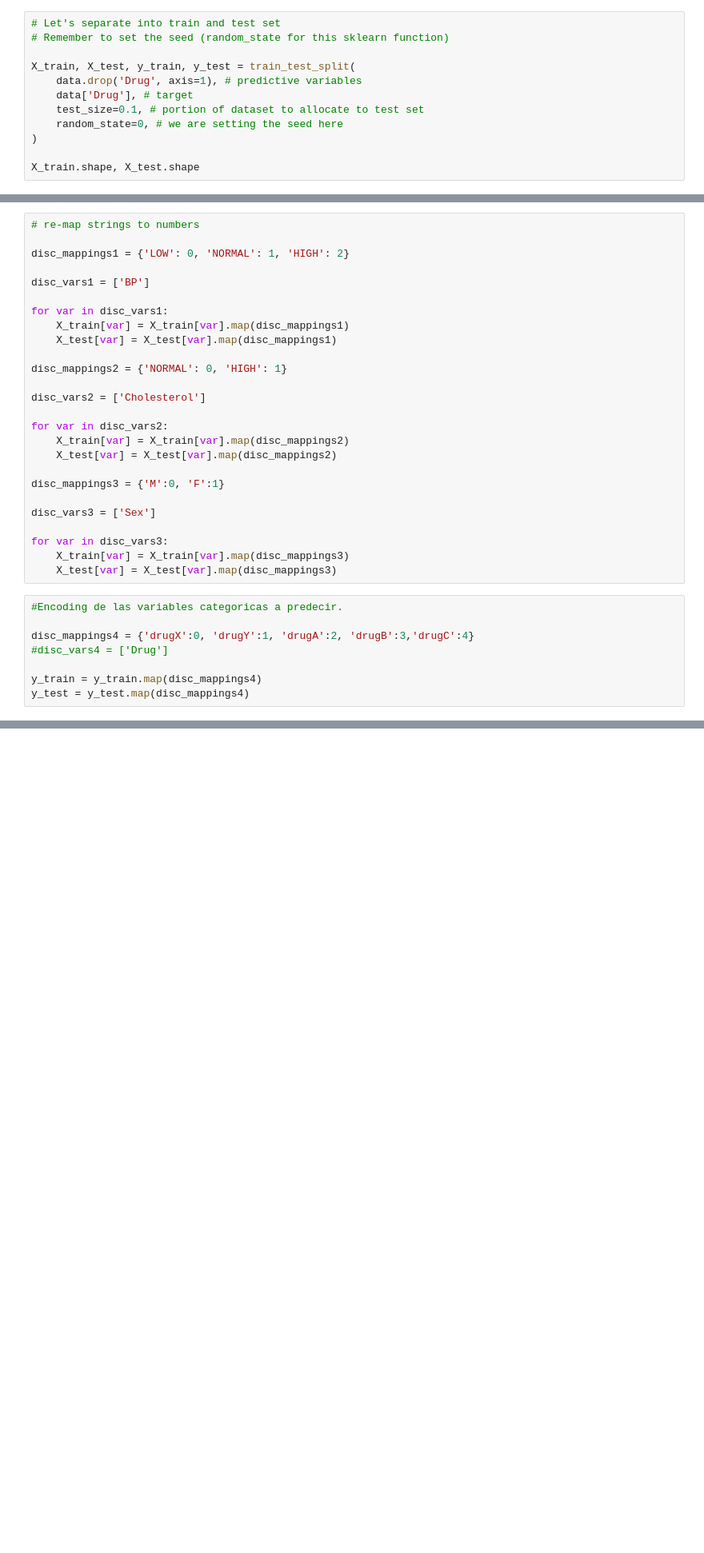
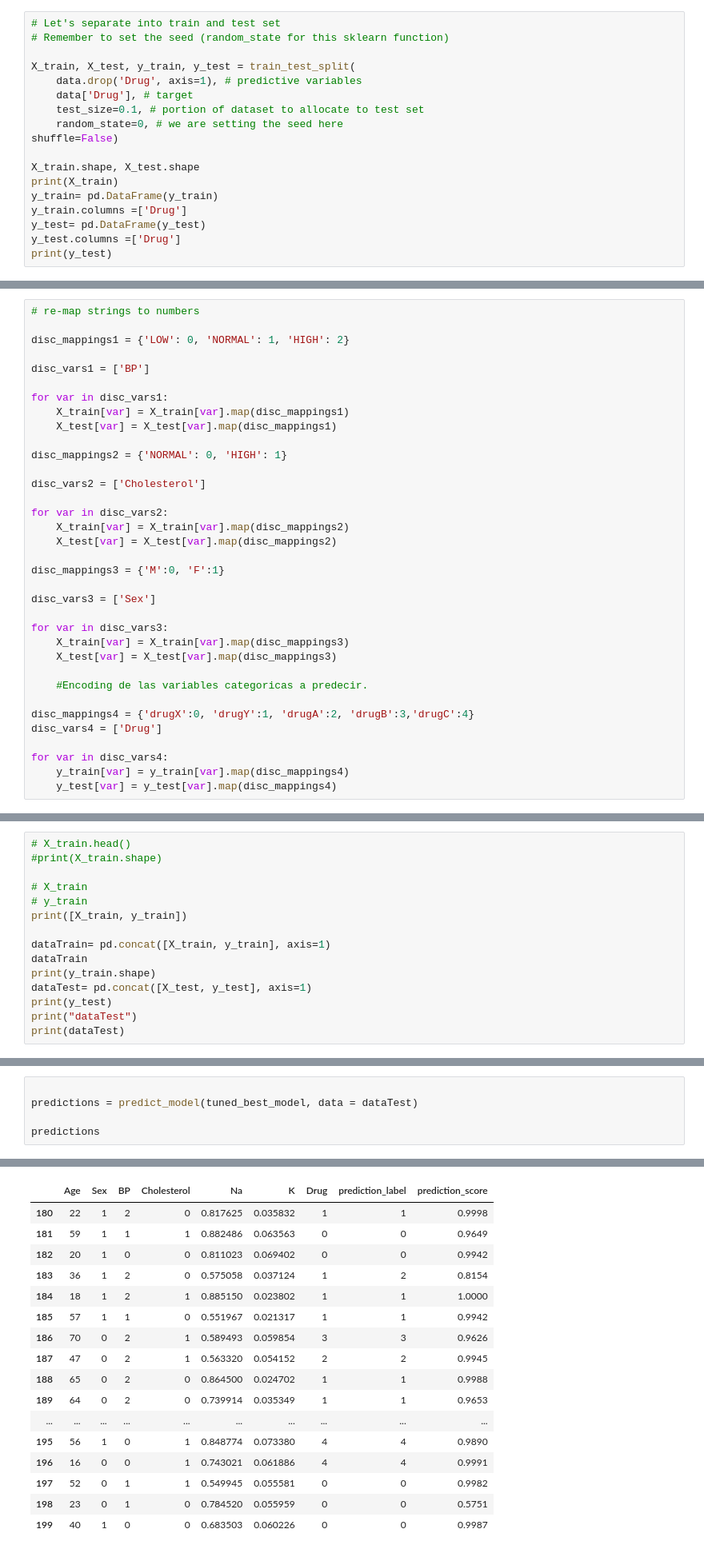
Before and after one commit to jakogarces/MLProjectDocker, a Jupyter notebook: pipeline/1-FeatureEngDrugs.ipynb, the cells around one changed output, grey strips where cells are left out. Shown: that part at 80% size. Drawn from its saved outputs; the diff is of its cells as text; blank space fills up the shorter version.

```diff
--- a/pipeline/1-FeatureEngDrugs.ipynb
+++ b/pipeline/1-FeatureEngDrugs.ipynb
@@ -56,7 +54,13 @@ X_train, X_test, y_train, y_test = train_test_split(
     data['Drug'], # target
     test_size=0.1, # portion of dataset to allocate to test set
     random_state=0, # we are setting the seed here
-)
+shuffle=False)
 
 X_train.shape, X_test.shape
+print(X_train)
+y_train= pd.DataFrame(y_train)
+y_train.columns =['Drug']
+y_test= pd.DataFrame(y_test)
+y_test.columns =['Drug']
+print(y_test)
 # %% [output]
@@ -106,14 +126,15 @@ disc_vars3 = ['Sex']
 for var in disc_vars3:
     X_train[var] = X_train[var].map(disc_mappings3)
     X_test[var] = X_test[var].map(disc_mappings3)
+
+    #Encoding de las variables categoricas a predecir.
+
+disc_mappings4 = {'drugX':0, 'drugY':1, 'drugA':2, 'drugB':3,'drugC':4}
+disc_vars4 = ['Drug']
+
+for var in disc_vars4:
+    y_train[var] = y_train[var].map(disc_mappings4)
+    y_test[var] = y_test[var].map(disc_mappings4)
-# %%
-#Encoding de las variables categoricas a predecir.
-
-disc_mappings4 = {'drugX':0, 'drugY':1, 'drugA':2, 'drugB':3,'drugC':4}
-#disc_vars4 = ['Drug']
-
-y_train = y_train.map(disc_mappings4)
-y_test = y_test.map(disc_mappings4)
 # %%
 # check absence of na in the train set
 [var for var in X_train.columns if X_train[var].isnull().sum() > 0]
@@ -180,0 +203,15 @@ X_train.head()
+# %%
+# X_train.head()
+#print(X_train.shape)
+
+# X_train
+# y_train
+print([X_train, y_train])
+
+dataTrain= pd.concat([X_train, y_train], axis=1)
+dataTrain
+print(y_train.shape)
+dataTest= pd.concat([X_test, y_test], axis=1)
+print(y_test)
+print("dataTest")
+print(dataTest)
@@ -194,0 +337,6 @@ joblib.dump(scaler, './OutputFeaturEngDrugs/minmax_scaler.joblib')
+# %%
+
+predictions = predict_model(tuned_best_model, data = dataTest)
+
+predictions
+# %% [output]
@@ -194,0 +345,17 @@ joblib.dump(scaler, './OutputFeaturEngDrugs/minmax_scaler.joblib')
+|  | Age | Sex | BP | Cholesterol | Na | K | Drug | prediction_label | prediction_score |
+| 180 | 22 | 1 | 2 | 0 | 0.817625 | 0.035832 | 1 | 1 | 0.9998 |
+| 181 | 59 | 1 | 1 | 1 | 0.882486 | 0.063563 | 0 | 0 | 0.9649 |
+| 182 | 20 | 1 | 0 | 0 | 0.811023 | 0.069402 | 0 | 0 | 0.9942 |
+| 183 | 36 | 1 | 2 | 0 | 0.575058 | 0.037124 | 1 | 2 | 0.8154 |
+| 184 | 18 | 1 | 2 | 1 | 0.885150 | 0.023802 | 1 | 1 | 1.0000 |
+| 185 | 57 | 1 | 1 | 0 | 0.551967 | 0.021317 | 1 | 1 | 0.9942 |
+| 186 | 70 | 0 | 2 | 1 | 0.589493 | 0.059854 | 3 | 3 | 0.9626 |
+| 187 | 47 | 0 | 2 | 1 | 0.563320 | 0.054152 | 2 | 2 | 0.9945 |
+| 188 | 65 | 0 | 2 | 0 | 0.864500 | 0.024702 | 1 | 1 | 0.9988 |
+| 189 | 64 | 0 | 2 | 0 | 0.739914 | 0.035349 | 1 | 1 | 0.9653 |
+| ... | ... | ... | ... | ... | ... | ... | ... | ... | ... |
+| 195 | 56 | 1 | 0 | 1 | 0.848774 | 0.073380 | 4 | 4 | 0.9890 |
+| 196 | 16 | 0 | 0 | 1 | 0.743021 | 0.061886 | 4 | 4 | 0.9991 |
+| 197 | 52 | 0 | 1 | 1 | 0.549945 | 0.055581 | 0 | 0 | 0.9982 |
+| 198 | 23 | 0 | 1 | 0 | 0.784520 | 0.055959 | 0 | 0 | 0.5751 |
+| 199 | 40 | 1 | 0 | 0 | 0.683503 | 0.060226 | 0 | 0 | 0.9987 |
```
Also changed, not shown: parts of 20 cells of this notebook, 13 other files.
